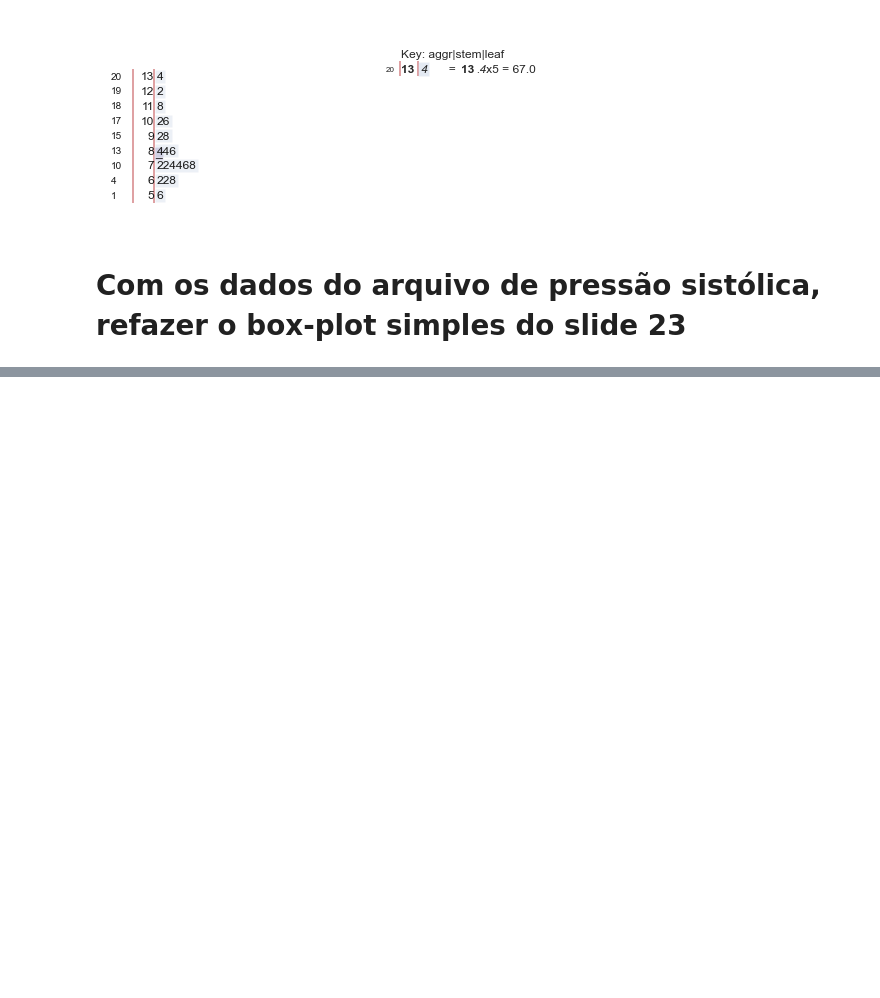
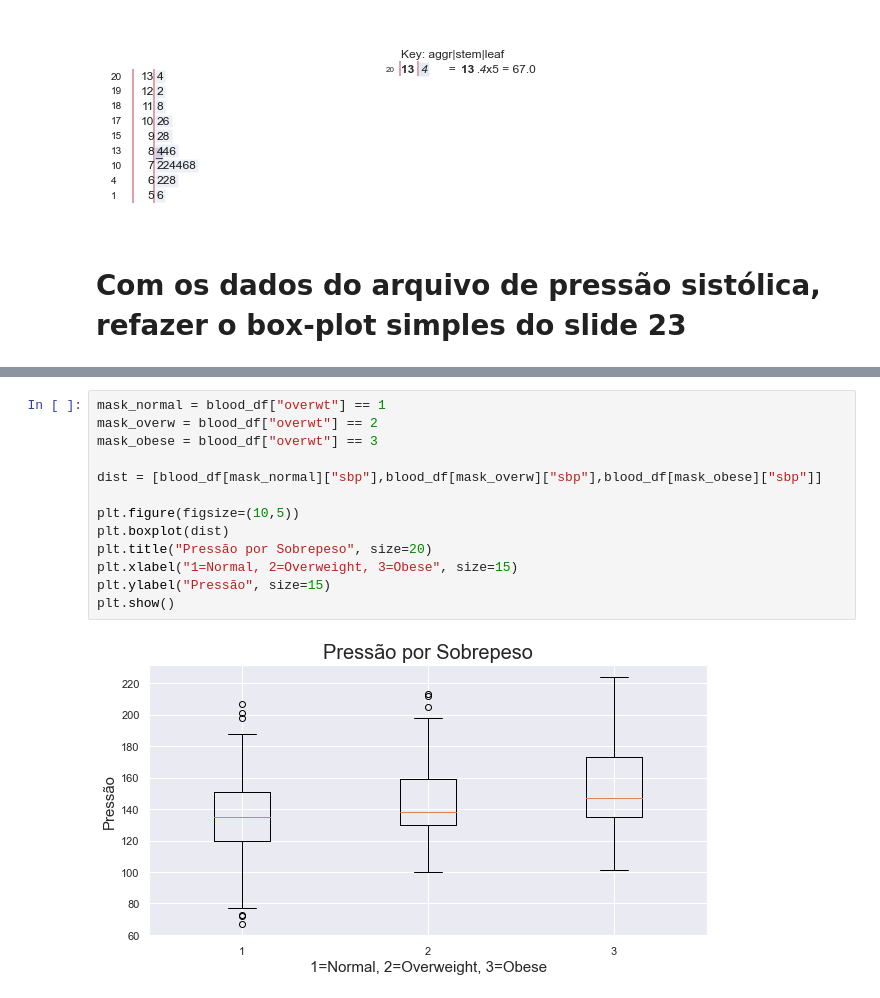
Before and after one commit to mendesrafael965/Estatistica, a Jupyter notebook: Lista 2.ipynb, the cells around one changed output, grey strips where cells are left out. Drawn from its saved outputs; the diff is of its cells as text; blank space fills up the shorter version.

```diff
--- a/Lista 2.ipynb
+++ b/Lista 2.ipynb
@@ -154,0 +166,15 @@ plt.show()
+# %%
+mask_normal = blood_df["overwt"] == 1
+mask_overw = blood_df["overwt"] == 2
+mask_obese = blood_df["overwt"] == 3
+
+dist = [blood_df[mask_normal]["sbp"],blood_df[mask_overw]["sbp"],blood_df[mask_obese]["sbp"]]
+
+plt.figure(figsize=(10,5))
+plt.boxplot(dist)
+plt.title("Pressão por Sobrepeso", size=20)
+plt.xlabel("1=Normal, 2=Overweight, 3=Obese", size=15)
+plt.ylabel("Pressão", size=15)
+plt.show()
+# %% [output]
+[figure, added]
```
Also changed, not shown: parts of 9 cells of this notebook.
